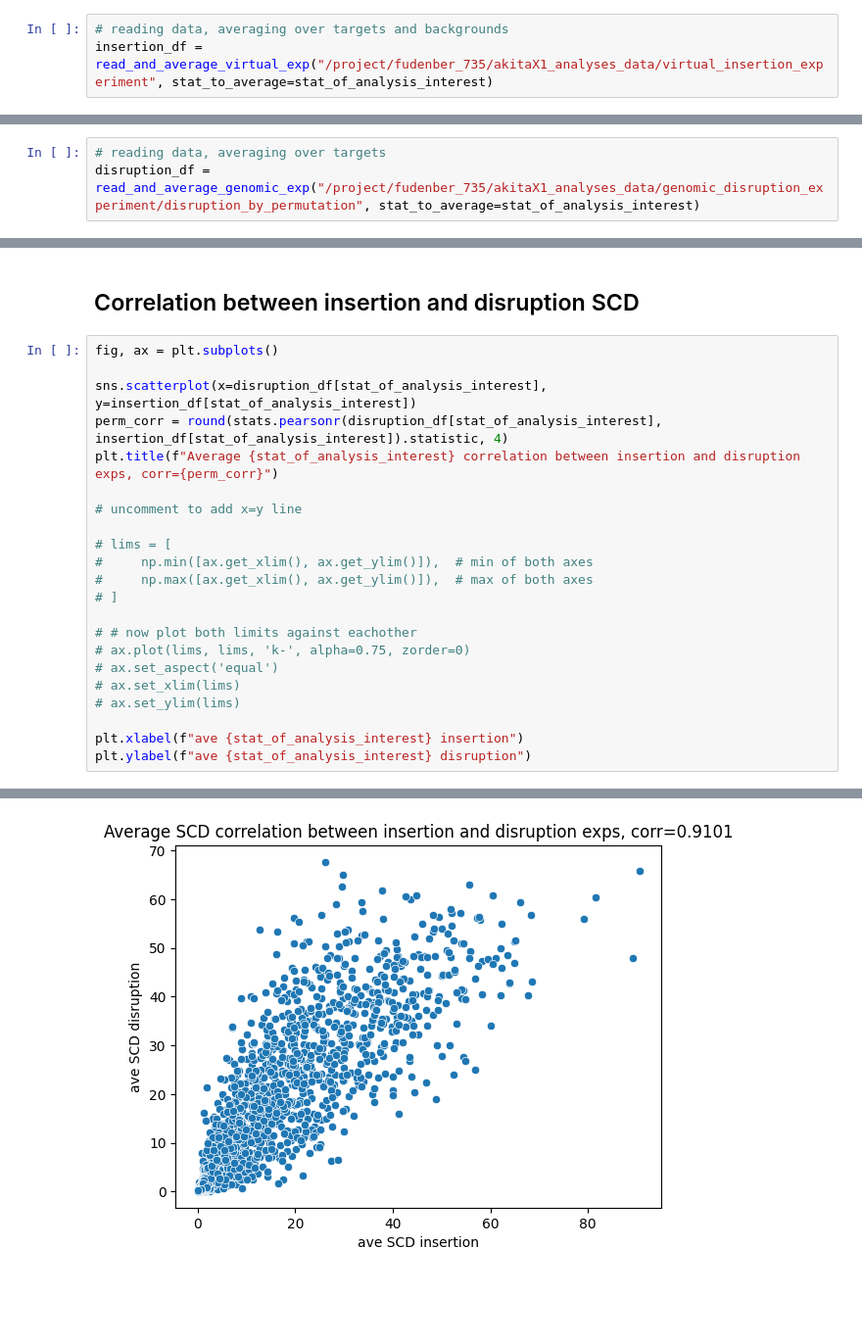
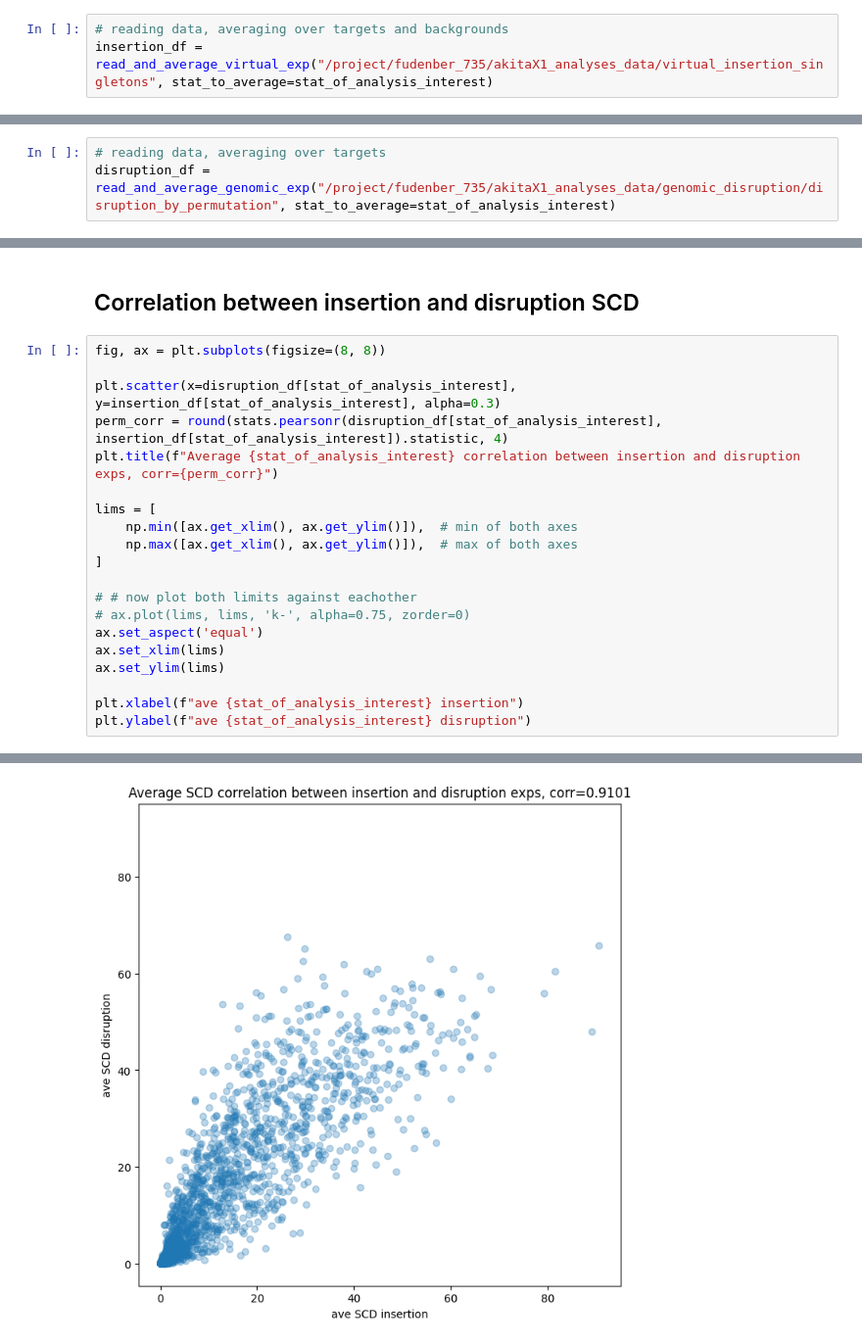
Before and after one commit to Fudenberg-Research-Group/akitaV2-analyses, a Jupyter notebook: experiments/virtual_insertion_singletons/analysis/insertion_disruption_correlation.ipynb, the cells around one changed output, grey strips where cells are left out. Shown at 98% size. Saved outputs shown, nothing was run; the diff lists cells and outputs as text; blank space fills up the shorter version.

```diff
--- a/experiments/virtual_insertion_singletons/analysis/insertion_disruption_correlation.ipynb
+++ b/experiments/virtual_insertion_singletons/analysis/insertion_disruption_correlation.ipynb
@@ -23,7 +22,7 @@ stat_of_analysis_interest = "SCD"
 ### Insertion data
 # %%
 # reading data, averaging over targets and backgrounds
-insertion_df = read_and_average_virtual_exp("/project/fudenber_735/akitaX1_analyses_data/virtual_insertion_experiment", stat_to_average=stat_of_analysis_interest)
+insertion_df = read_and_average_virtual_exp("/project/fudenber_735/akitaX1_analyses_data/virtual_insertion_singletons", stat_to_average=stat_of_analysis_interest)
 # %% [output]
 reading h5 files to dataframes
 averaging over targets
@@ -33,7 +32,7 @@ collecting data for SCD
 ### Disruption data
 # %%
 # reading data, averaging over targets
-disruption_df = read_and_average_genomic_exp("/project/fudenber_735/akitaX1_analyses_data/genomic_disruption_experiment/disruption_by_permutation", stat_to_average=stat_of_analysis_interest)
+disruption_df = read_and_average_genomic_exp("/project/fudenber_735/akitaX1_analyses_data/genomic_disruption/disruption_by_permutation", stat_to_average=stat_of_analysis_interest)
 # %% [output]
 reading h5 files to dataframes
 averaging over targets
@@ -41,27 +40,25 @@ collecting data for SCD
 # %% [markdown]
 ## Correlation between insertion and disruption SCD
 # %%
-fig, ax = plt.subplots()
+fig, ax = plt.subplots(figsize=(8, 8))
 
-sns.scatterplot(x=disruption_df[stat_of_analysis_interest], y=insertion_df[stat_of_analysis_interest])
+plt.scatter(x=disruption_df[stat_of_analysis_interest], y=insertion_df[stat_of_analysis_interest], alpha=0.3)
 perm_corr = round(stats.pearsonr(disruption_df[stat_of_analysis_interest], insertion_df[stat_of_analysis_interest]).statistic, 4)
 plt.title(f"Average {stat_of_analysis_interest} correlation between insertion and disruption exps, corr={perm_corr}")
 
-# uncomment to add x=y line
-
-# lims = [
-#     np.min([ax.get_xlim(), ax.get_ylim()]),  # min of both axes
-#     np.max([ax.get_xlim(), ax.get_ylim()]),  # max of both axes
-# ]
+lims = [
+    np.min([ax.get_xlim(), ax.get_ylim()]),  # min of both axes
+    np.max([ax.get_xlim(), ax.get_ylim()]),  # max of both axes
+]
 
 # # now plot both limits against eachother
 # ax.plot(lims, lims, 'k-', alpha=0.75, zorder=0)
-# ax.set_aspect('equal')
-# ax.set_xlim(lims)
-# ax.set_ylim(lims)
+ax.set_aspect('equal')
+ax.set_xlim(lims)
+ax.set_ylim(lims)
 
 plt.xlabel(f"ave {stat_of_analysis_interest} insertion")
 plt.ylabel(f"ave {stat_of_analysis_interest} disruption")
 # %% [output]
 Text(0, 0.5, 'ave SCD disruption')
-[figure, old version]
+[figure, new version]
```
Also changed, not shown: parts of 9 cells of this notebook.
